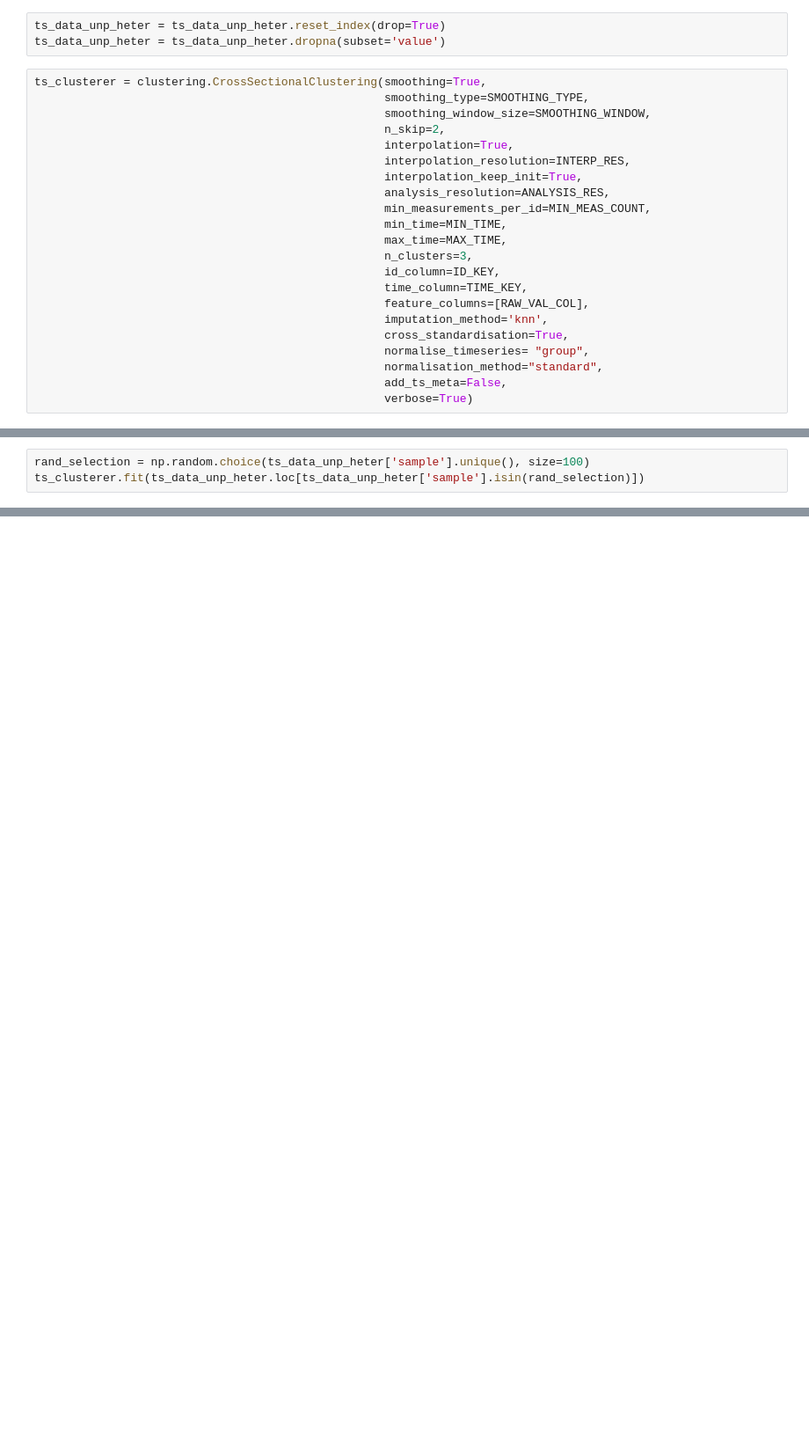
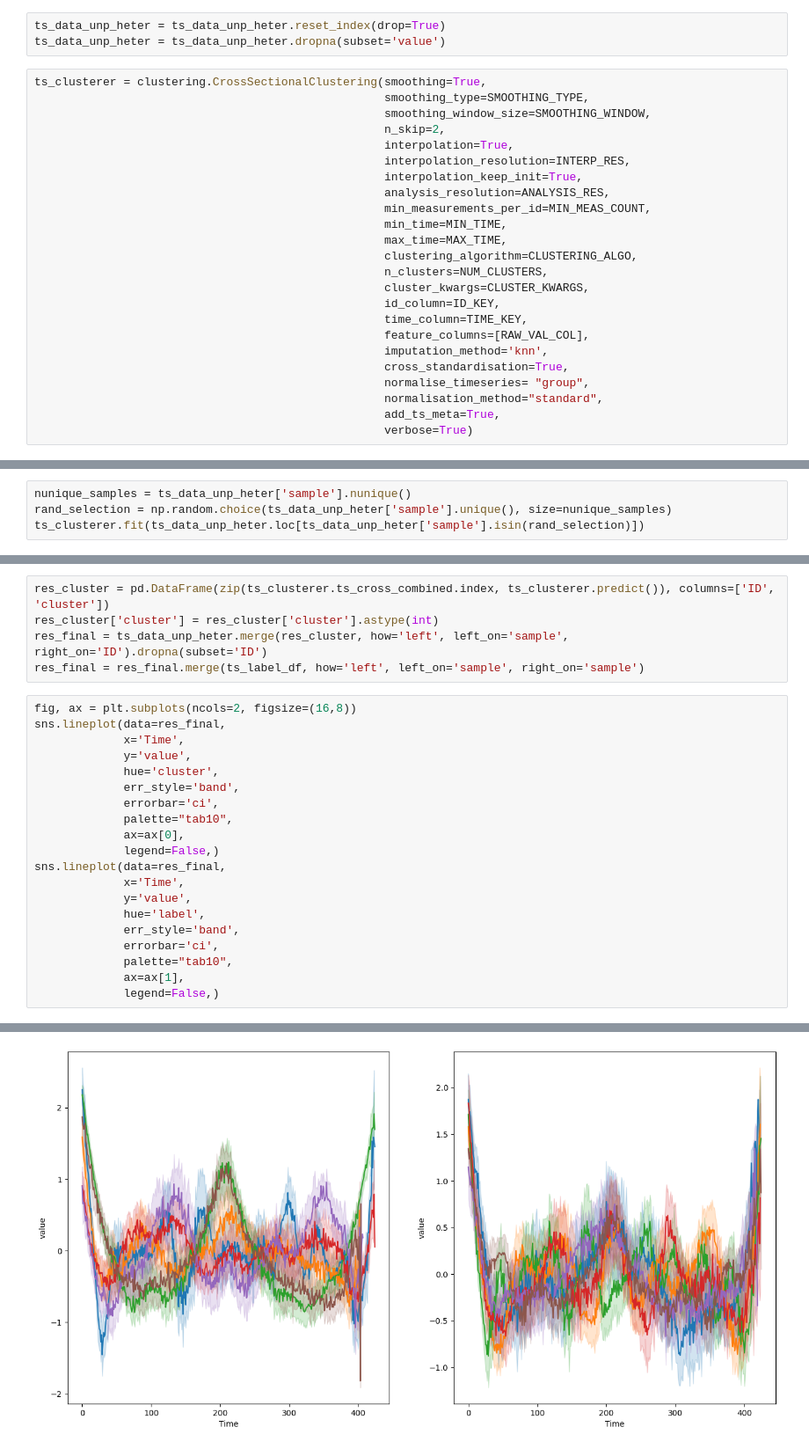
Before and after one commit to bramiozo/TimEx, a Jupyter notebook: sandbox/Cross_sect_test.ipynb, the cells around one changed output, grey strips where cells are left out. Shown at 88% size. Drawn from its saved outputs; the diff is of its cells as text; blank space fills up the shorter version.

```diff
--- a/sandbox/Cross_sect_test.ipynb
+++ b/sandbox/Cross_sect_test.ipynb
@@ -101,7 +130,9 @@ ts_clusterer = clustering.CrossSectionalClustering(smoothing=True,
                                                    min_measurements_per_id=MIN_MEAS_COUNT,
                                                    min_time=MIN_TIME,
                                                    max_time=MAX_TIME,
-                                                   n_clusters=3,
+                                                   clustering_algorithm=CLUSTERING_ALGO,
+                                                   n_clusters=NUM_CLUSTERS,
+                                                   cluster_kwargs=CLUSTER_KWARGS,
                                                    id_column=ID_KEY,
                                                    time_column=TIME_KEY,
                                                    feature_columns=[RAW_VAL_COL],
@@ -109,5 +140,5 @@ ts_clusterer = clustering.CrossSectionalClustering(smoothing=True,
                                                    cross_standardisation=True,
                                                    normalise_timeseries= "group",
                                                    normalisation_method="standard",
-                                                   add_ts_meta=False,
+                                                   add_ts_meta=True,
                                                    verbose=True)
@@ -114,3 +147,4 @@ ts_clusterer = clustering.CrossSectionalClustering(smoothing=True,
 # %%
-rand_selection = np.random.choice(ts_data_unp_heter['sample'].unique(), size=100)
+nunique_samples = ts_data_unp_heter['sample'].nunique()
+rand_selection = np.random.choice(ts_data_unp_heter['sample'].unique(), size=nunique_samples)
 ts_clusterer.fit(ts_data_unp_heter.loc[ts_data_unp_heter['sample'].isin(rand_selection)])
@@ -144,0 +210,26 @@ ts_temp.loc[ts_temp.ID==3565782].head()
+# %%
+res_cluster = pd.DataFrame(zip(ts_clusterer.ts_cross_combined.index, ts_clusterer.predict()), columns=['ID', 'cluster'])
+res_cluster['cluster'] = res_cluster['cluster'].astype(int)
+res_final = ts_data_unp_heter.merge(res_cluster, how='left', left_on='sample', right_on='ID').dropna(subset='ID')
+res_final = res_final.merge(ts_label_df, how='left', left_on='sample', right_on='sample')
+# %%
+fig, ax = plt.subplots(ncols=2, figsize=(16,8))
+sns.lineplot(data=res_final,
+             x='Time',
+             y='value',
+             hue='cluster',
+             err_style='band',
+             errorbar='ci',
+             palette="tab10",
+             ax=ax[0],
+             legend=False,)
+sns.lineplot(data=res_final,
+             x='Time',
+             y='value',
+             hue='label',
+             err_style='band',
+             errorbar='ci',
+             palette="tab10",
+             ax=ax[1],
+             legend=False,)
+# %% [output]
@@ -144,0 +237 @@ ts_temp.loc[ts_temp.ID==3565782].head()
+[figure, added]
```
Also changed, not shown: parts of 22 cells of this notebook, 1 other file.
